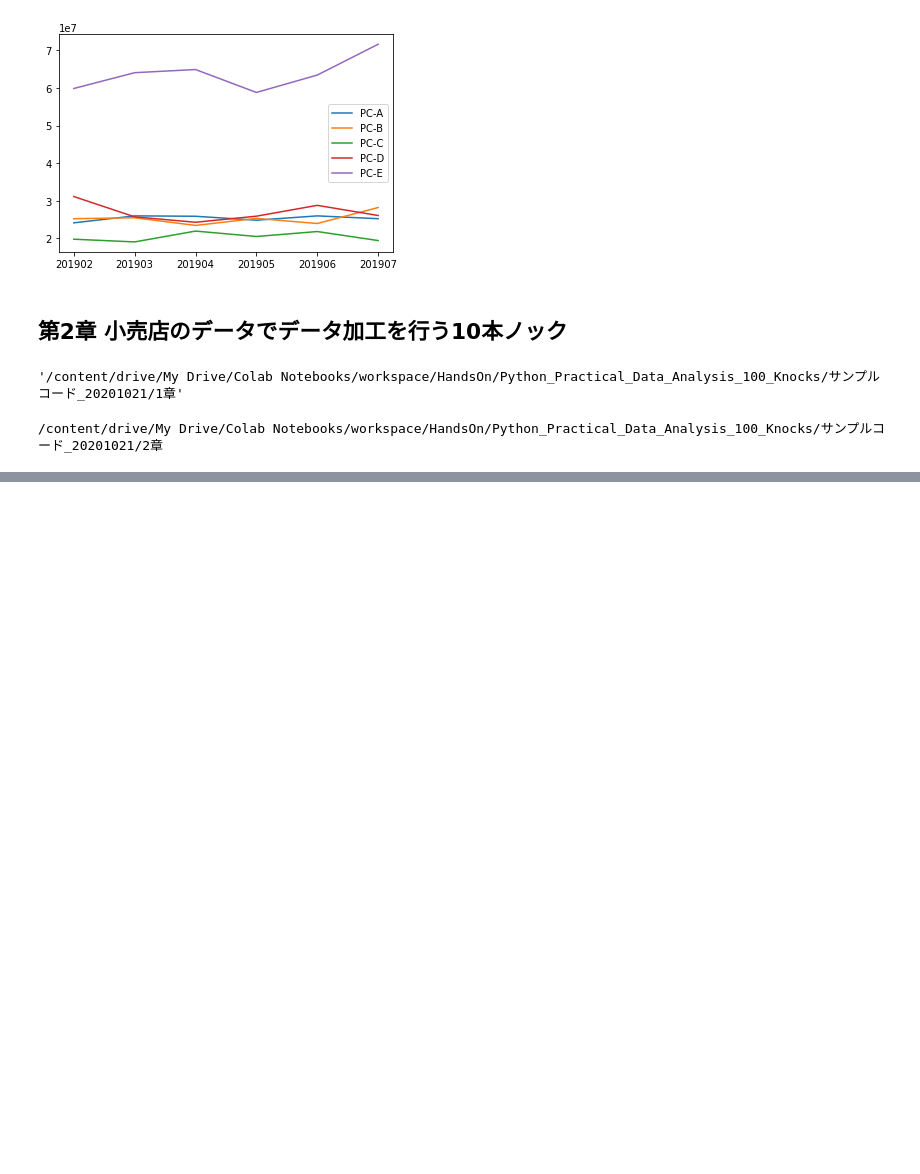
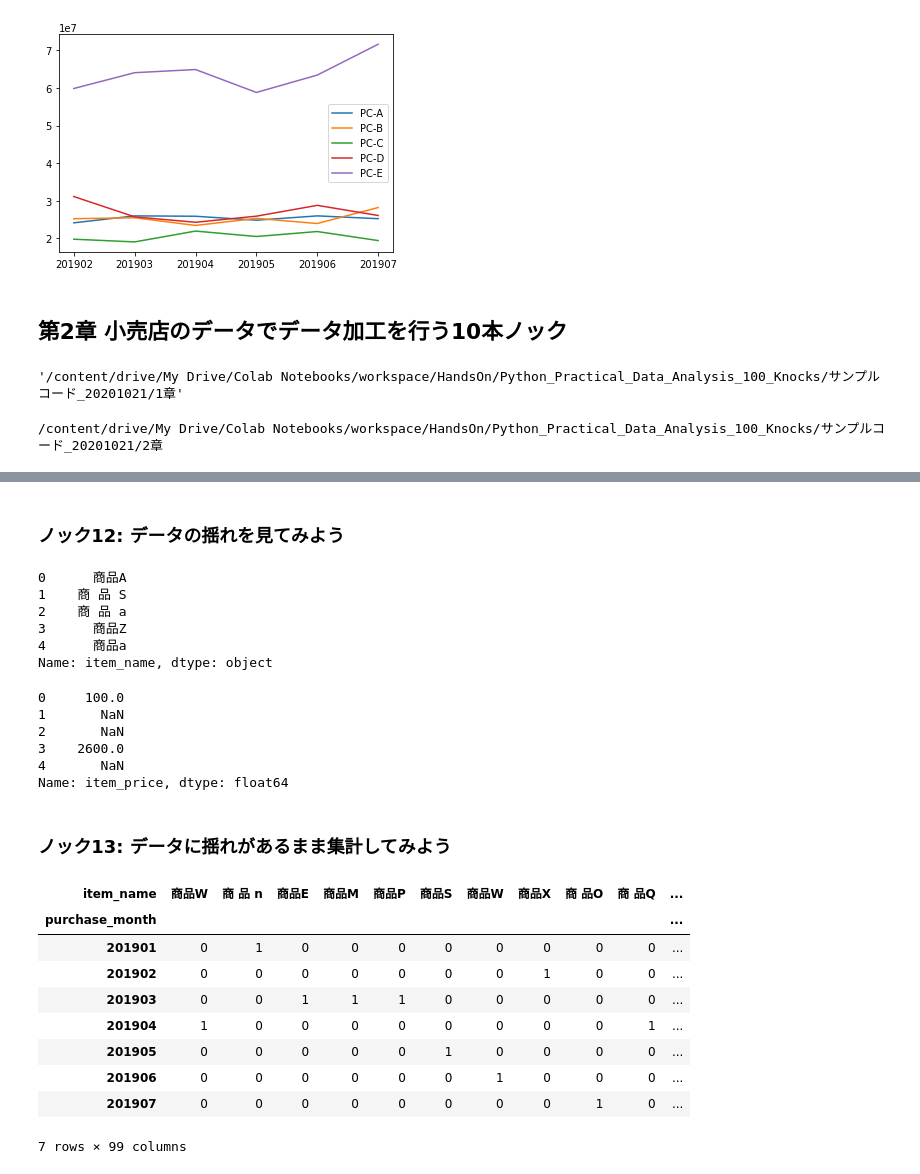
Before and after one commit to matsunori39/Python_Practical_Data_Analysis_100_Knocks, a Jupyter notebook: Python_Practical_Data_Analysis_100_Knocks.ipynb, the cells around one changed output, grey strips where cells are left out. Drawn from its saved outputs; the diff is of its cells as text; code cells hidden in the pictures; blank space fills up the shorter version.

```diff
--- a/Python_Practical_Data_Analysis_100_Knocks.ipynb
+++ b/Python_Practical_Data_Analysis_100_Knocks.ipynb
@@ -311,0 +314,4 @@ cd ../2章
+# %%
+import pandas as pd
+uriage_data = pd.read_csv("uriage.csv")
+uriage_data.head()
@@ -311,0 +335,38 @@ cd ../2章
+# %% [markdown]
+### ノック12: データの揺れを見てみよう
+# %%
+uriage_data.item_name.head()
+# %% [output]
+0      商品A
+1    商 品 S
+2    商 品 a
+3      商品Z
+4      商品a
+Name: item_name, dtype: object
+# %%
+uriage_data.item_price.head()
+# %% [output]
+0     100.0
+1       NaN
+2       NaN
+3    2600.0
+4       NaN
+Name: item_price, dtype: float64
+# %% [markdown]
+### ノック13: データに揺れがあるまま集計してみよう
+# %%
+uriage_data.purchase_date = pd.to_datetime(uriage_data.purchase_date)
+uriage_data["purchase_month"] = uriage_data.purchase_date.dt.strftime("%Y%m")
+res = uriage_data.pivot_table(index="purchase_month", columns="item_name", aggfunc="size", fill_value=0)
+res
+# %% [output]
+| item_name | 商品W | 商 品 n | 商品E | 商品M | 商品P | 商品S | 商品W | 商品X | 商 品O | 商 品Q | ... |
+| purchase_month |  |  |  |  |  |  |  |  |  |  | ... |
+| 201901 | 0 | 1 | 0 | 0 | 0 | 0 | 0 | 0 | 0 | 0 | ... |
+| 201902 | 0 | 0 | 0 | 0 | 0 | 0 | 0 | 1 | 0 | 0 | ... |
+| 201903 | 0 | 0 | 1 | 1 | 1 | 0 | 0 | 0 | 0 | 0 | ... |
+| 201904 | 1 | 0 | 0 | 0 | 0 | 0 | 0 | 0 | 0 | 1 | ... |
+| 201905 | 0 | 0 | 0 | 0 | 0 | 1 | 0 | 0 | 0 | 0 | ... |
+| 201906 | 0 | 0 | 0 | 0 | 0 | 0 | 1 | 0 | 0 | 0 | ... |
+| 201907 | 0 | 0 | 0 | 0 | 0 | 0 | 0 | 0 | 1 | 0 | ... |
+7 rows × 99 columns
```
Also changed, not shown: parts of 3 cells of this notebook.
